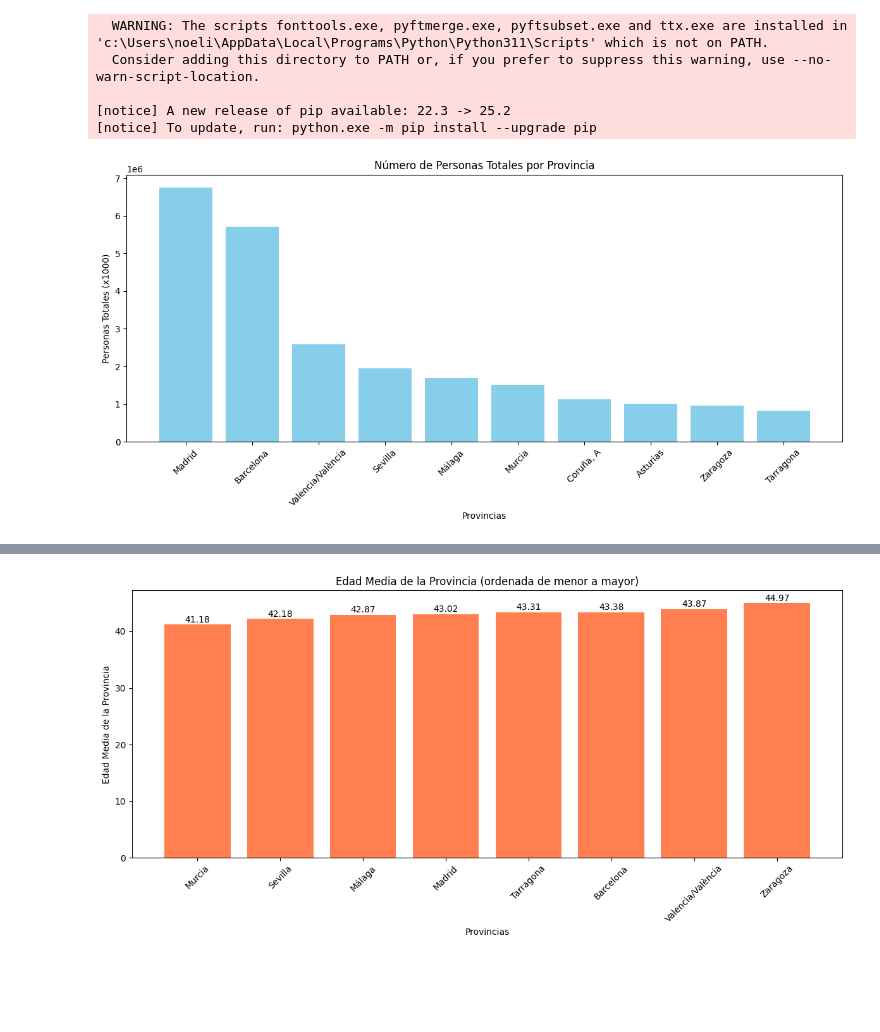
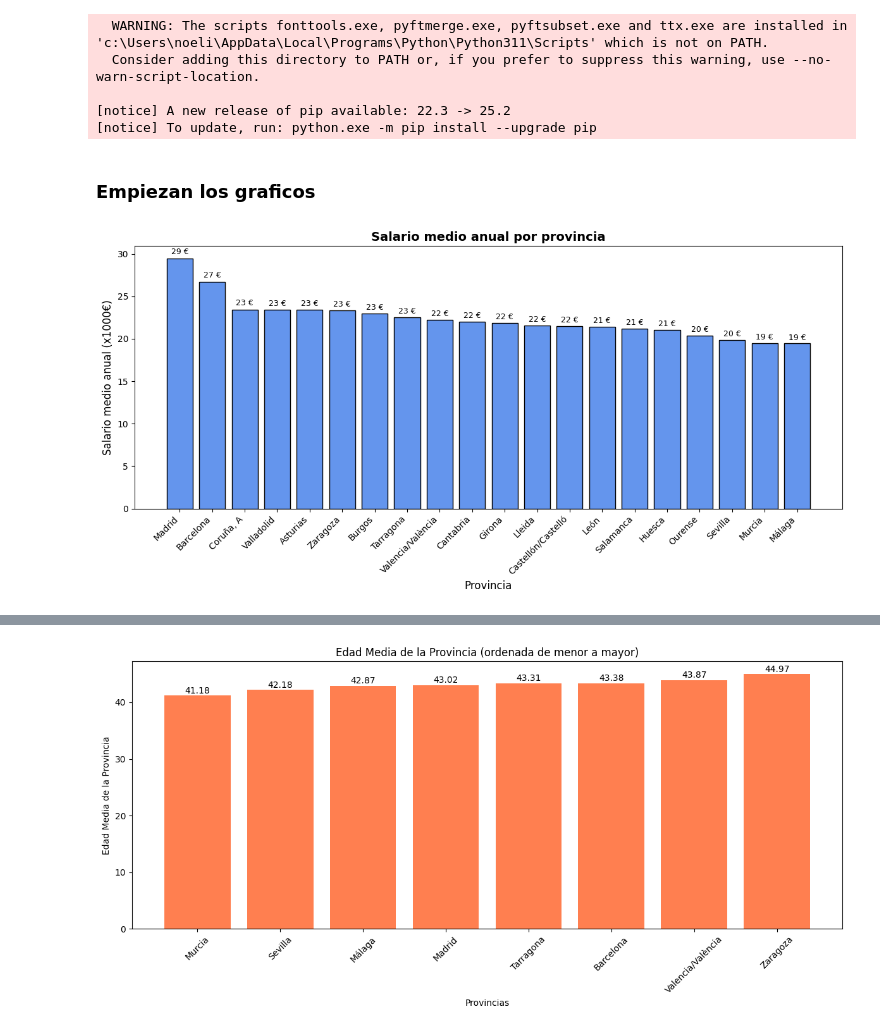
Before and after one commit to Noelia0708/Creacion-Parque-Atracciones, a Jupyter notebook: Proyecto_Parque_Atracciones.ipynb, the cells around one changed output, grey strips where cells are left out. Drawn from its saved outputs; the diff is of its cells as text; code cells hidden in the pictures; blank space fills up the shorter version.

```diff
--- a/Proyecto_Parque_Atracciones.ipynb
+++ b/Proyecto_Parque_Atracciones.ipynb
@@ -456,23 +236,48 @@ Note: you may need to restart the kernel to use updated packages.
 
 [notice] A new release of pip available: 22.3 -> 25.2
 [notice] To update, run: python.exe -m pip install --upgrade pip
-# %%
-
-provincias = top_10_personas['Provincias']
-personas_totales = top_10_personas['Personas Totales']
-
-import matplotlib.pyplot as plt
-
-plt.figure(figsize=(12,6))
-plt.bar(provincias, personas_totales, color='skyblue')
-plt.xlabel('Provincias')
-plt.ylabel('Personas Totales (x1000)')
-plt.title('Número de Personas Totales por Provincia')
-plt.xticks(rotation=45)
-plt.tight_layout()
-plt.show()
-# %% [output]
-[figure, removed]
+# %% [markdown]
+### Empiezan los graficos
+# %%
+import matplotlib.pyplot as plt
+import pandas as pd
+
+
+# Comprobar que las columnas existen
+if not {"Provincias", "Salario Medio Anual"}.issubset(top_20_salarios.columns):
+    raise ValueError("El DataFrame debe tener las columnas 'Provincia' y 'Salario Medio Anual'.")
+
+# Ordenar por salario descendente
+top_20_salarios = top_20_salarios.sort_values(by="Salario Medio Anual", ascending=False)
+
+# Crear gráfico de barras
+plt.figure(figsize=(12, 6))
+bars = plt.bar(top_20_salarios["Provincias"], top_20_salarios["Salario Medio Anual"],
+               color="cornflowerblue", edgecolor="black")
+
+# Añadir etiquetas con el valor encima de cada barra
+for bar in bars:
+    yval = bar.get_height()
+    plt.text(
+        bar.get_x() + bar.get_width() / 2,
+        yval + (yval * 0.01),  # pequeño desplazamiento arriba
+        f"{yval:,.0f} €",
+        ha="center",
+        va="bottom",
+        fontsize=9
+    )
+
+# Personalizar el gráfico
+plt.title("Salario medio anual por provincia", fontsize=14, fontweight="bold")
+plt.xlabel("Provincia", fontsize=12)
+plt.ylabel("Salario medio anual (x1000€)", fontsize=12)
+plt.xticks(rotation=45, ha="right")
+plt.tight_layout()
+
+# Mostrar el gráfico
+plt.show()
+# %% [output]
+[figure, added]
 # %%
 import matplotlib.pyplot as plt
 
```
Also changed, not shown: parts of 26 cells of this notebook, 3 other files.
